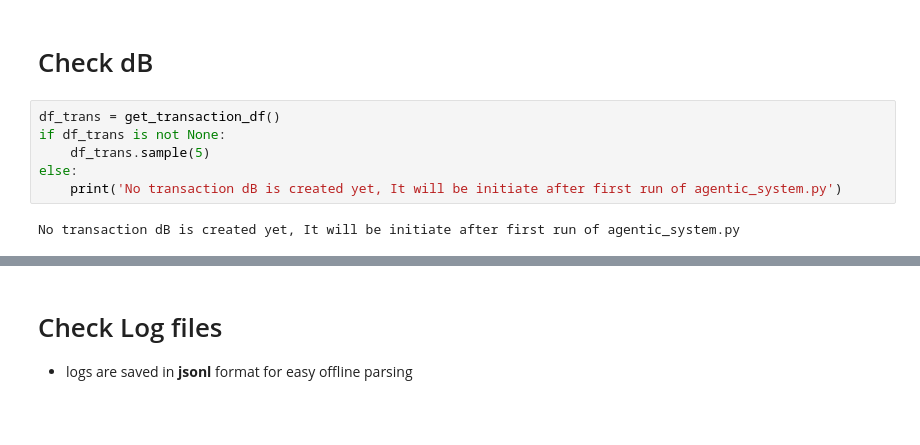
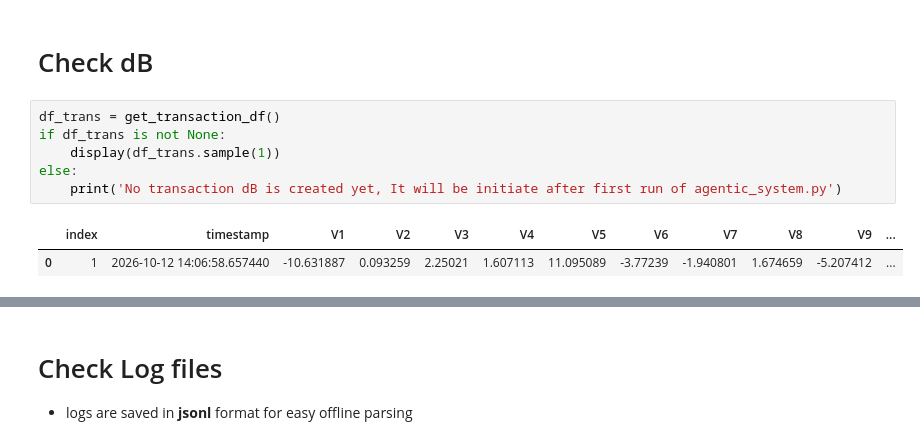
Before and after one commit to umscai/zc07-ml-genai-agentic, a Jupyter notebook: notebook/step4_agentic_test_results.ipynb, the cells around one changed output, grey strips where cells are left out. Drawn from its saved outputs; the diff is of its cells as text; blank space fills up the shorter version.

```diff
--- a/notebook/step4_agentic_test_results.ipynb
+++ b/notebook/step4_agentic_test_results.ipynb
@@ -454,11 +454,12 @@ node_usage_df
 # %%
 df_trans = get_transaction_df()
 if df_trans is not None:
-    df_trans.sample(5)
+    display(df_trans.sample(1))
 else:
     print('No transaction dB is created yet, It will be initiate after first run of agentic_system.py')
 # %% [output]
-No transaction dB is created yet, It will be initiate after first run of agentic_system.py
+|  | index | timestamp | V1 | V2 | V3 | V4 | V5 | V6 | V7 | V8 | V9 | ... |
+| 0 | 1 | 2026-10-12 14:06:58.657440 | -10.631887 | 0.093259 | 2.25021 | 1.607113 | 11.095089 | -3.77239 | -1.940801 | 1.674659 | -5.207412 | ... |
 # %%
 transaction_data = pd.read_csv(settings.DATA_DIR/settings.DATASET_FILE_CLEANED, nrows=1).loc[0].to_dict()
 _ = transaction_data.pop('Class', None)
```
Also changed, not shown: parts of 4 cells of this notebook.
